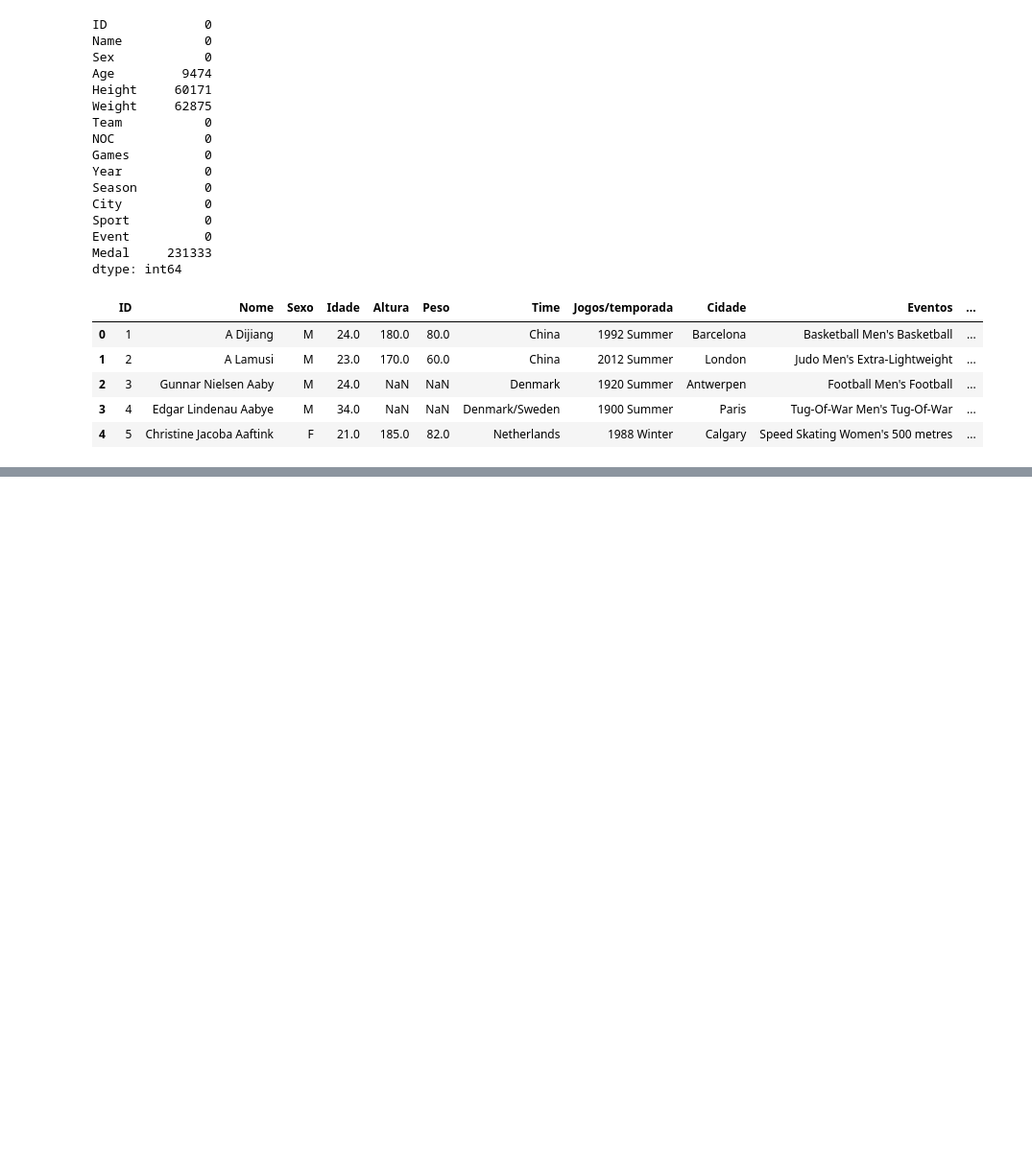
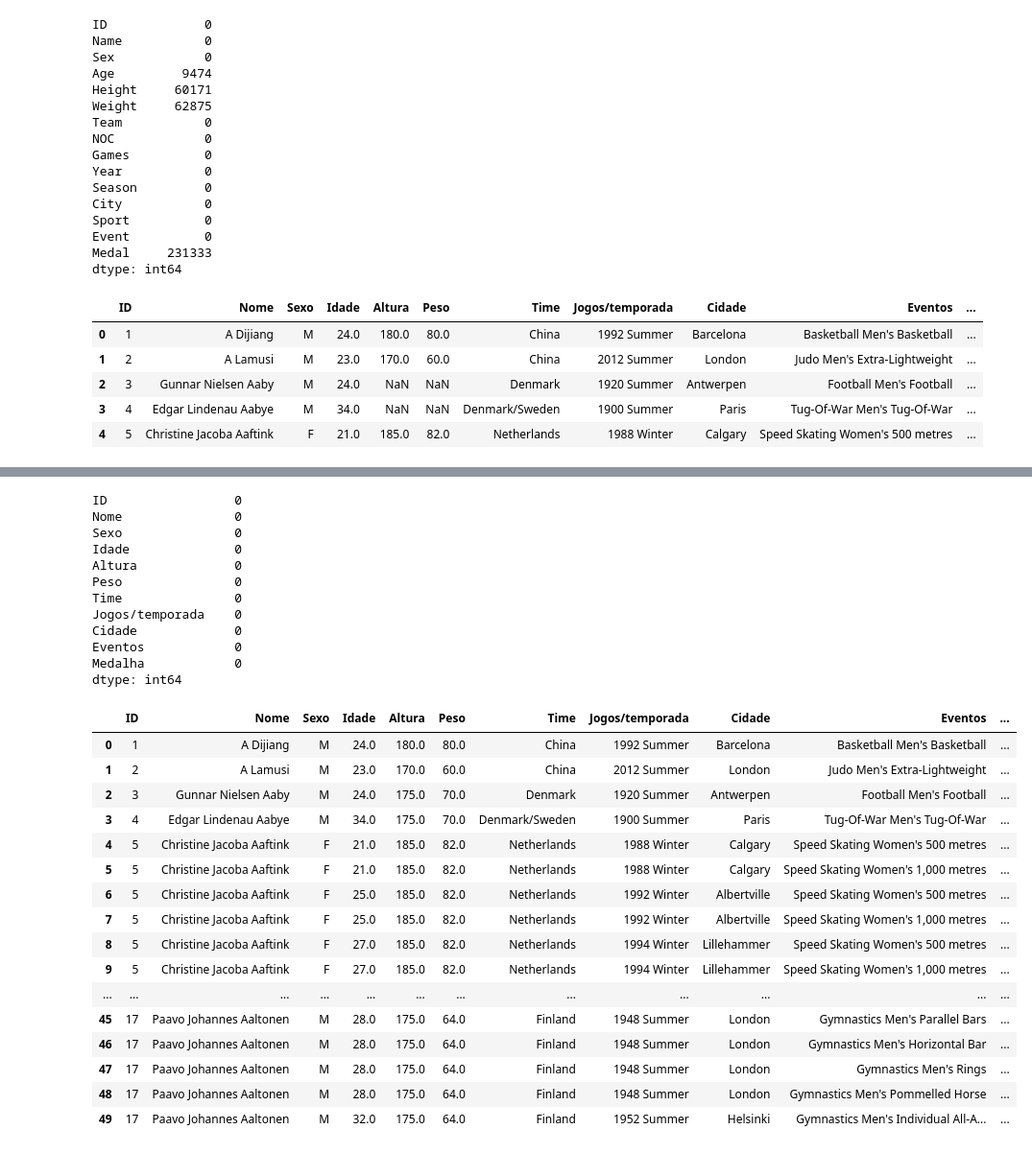
Before and after one commit to MichelGBR/Previsao_de_vendas_Machine_Learning, a Jupyter notebook: Projetos_com_dados/Manipulando_dados.ipynb, the cells around one changed output, grey strips where cells are left out. Shown at 96% size. Cells and saved outputs as stored; diff of their text form; code cells hidden in the pictures; blank space fills up the shorter version.

```diff
--- a/Projetos_com_dados/Manipulando_dados.ipynb
+++ b/Projetos_com_dados/Manipulando_dados.ipynb
@@ -122,0 +104,16 @@ new_data.head(50)
+# %%
+"""Ainda sem um número exato por conta de o conjunto de dados serem de grande número, optei
+por realizar a média e chegar em número aproximado."""
+
+
+idade = dados_traduzidos["Idade"].describe()
+peso = dados_traduzidos["Peso"].describe()
+altura = dados_traduzidos["Altura"].describe()
+
+print (altura) # a média é 1.75
+print (peso) #a média é 70 kg
+print (idade) #a média é 23 anos
+
+dados_traduzidos.fillna({"Altura": "175.0"}, inplace=True)
+dados_traduzidos.fillna({"Peso": "70.0"}, inplace=True)
+dados_traduzidos.fillna({"Idade": "25.0"}, inplace=True)
@@ -122,0 +138,39 @@ new_data.head(50)
+# %%
+"""Chegando ao fim, podemos observar que as colunas foram traduzidas e foi
+adicionado valores em linhas 'NaN', não tendo nenhuma informacao em falta."""
+
+print (dados_traduzidos.isnull().sum()) #Nenhum NaN
+
+dados_traduzidos.head(50)
+
+#Obrigado!
+# %% [output]
+ID                 0
+Nome               0
+Sexo               0
+Idade              0
+Altura             0
+Peso               0
+Time               0
+Jogos/temporada    0
+Cidade             0
+Eventos            0
+Medalha            0
+dtype: int64
+|  | ID | Nome | Sexo | Idade | Altura | Peso | Time | Jogos/temporada | Cidade | Eventos | ... |
+| 0 | 1 | A Dijiang | M | 24.0 | 180.0 | 80.0 | China | 1992 Summer | Barcelona | Basketball Men's Basketball | ... |
+| 1 | 2 | A Lamusi | M | 23.0 | 170.0 | 60.0 | China | 2012 Summer | London | Judo Men's Extra-Lightweight | ... |
+| 2 | 3 | Gunnar Nielsen Aaby | M | 24.0 | 175.0 | 70.0 | Denmark | 1920 Summer | Antwerpen | Football Men's Football | ... |
+| 3 | 4 | Edgar Lindenau Aabye | M | 34.0 | 175.0 | 70.0 | Denmark/Sweden | 1900 Summer | Paris | Tug-Of-War Men's Tug-Of-War | ... |
+| 4 | 5 | Christine Jacoba Aaftink | F | 21.0 | 185.0 | 82.0 | Netherlands | 1988 Winter | Calgary | Speed Skating Women's 500 metres | ... |
+| 5 | 5 | Christine Jacoba Aaftink | F | 21.0 | 185.0 | 82.0 | Netherlands | 1988 Winter | Calgary | Speed Skating Women's 1,000 metres | ... |
+| 6 | 5 | Christine Jacoba Aaftink | F | 25.0 | 185.0 | 82.0 | Netherlands | 1992 Winter | Albertville | Speed Skating Women's 500 metres | ... |
+| 7 | 5 | Christine Jacoba Aaftink | F | 25.0 | 185.0 | 82.0 | Netherlands | 1992 Winter | Albertville | Speed Skating Women's 1,000 metres | ... |
+| 8 | 5 | Christine Jacoba Aaftink | F | 27.0 | 185.0 | 82.0 | Netherlands | 1994 Winter | Lillehammer | Speed Skating Women's 500 metres | ... |
+| 9 | 5 | Christine Jacoba Aaftink | F | 27.0 | 185.0 | 82.0 | Netherlands | 1994 Winter | Lillehammer | Speed Skating Women's 1,000 metres | ... |
+| ... | ... | ... | ... | ... | ... | ... | ... | ... | ... | ... | ... |
+| 45 | 17 | Paavo Johannes Aaltonen | M | 28.0 | 175.0 | 64.0 | Finland | 1948 Summer | London | Gymnastics Men's Parallel Bars | ... |
+| 46 | 17 | Paavo Johannes Aaltonen | M | 28.0 | 175.0 | 64.0 | Finland | 1948 Summer | London | Gymnastics Men's Horizontal Bar | ... |
+| 47 | 17 | Paavo Johannes Aaltonen | M | 28.0 | 175.0 | 64.0 | Finland | 1948 Summer | London | Gymnastics Men's Rings | ... |
+| 48 | 17 | Paavo Johannes Aaltonen | M | 28.0 | 175.0 | 64.0 | Finland | 1948 Summer | London | Gymnastics Men's Pommelled Horse | ... |
+| 49 | 17 | Paavo Johannes Aaltonen | M | 32.0 | 175.0 | 64.0 | Finland | 1952 Summer | Helsinki | Gymnastics Men's Individual All-A... | ... |
```
Also changed, not shown: parts of 4 cells of this notebook.
